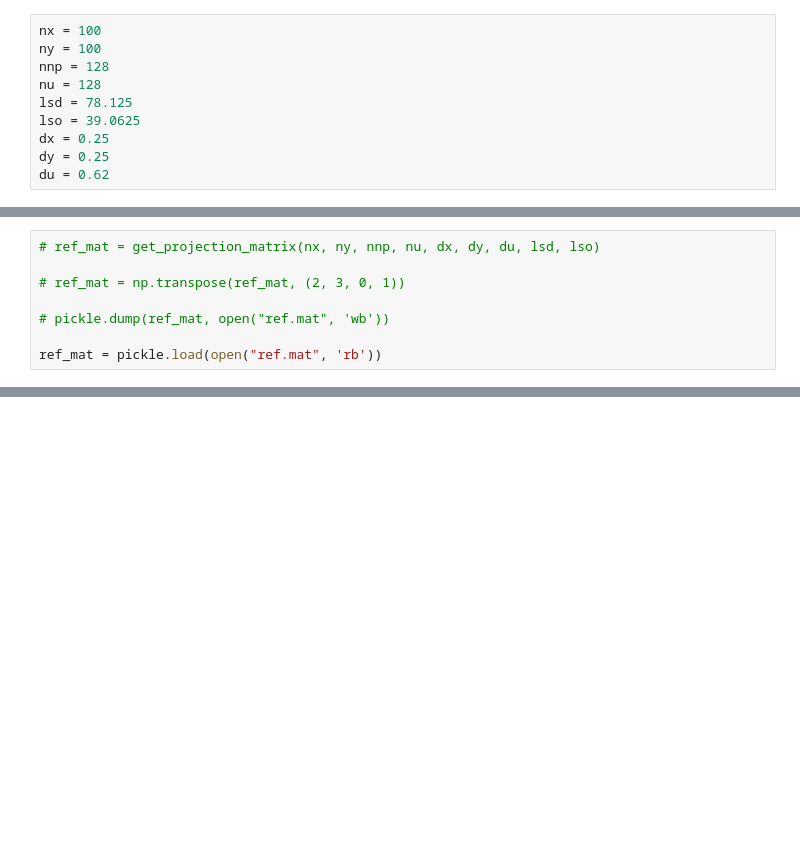
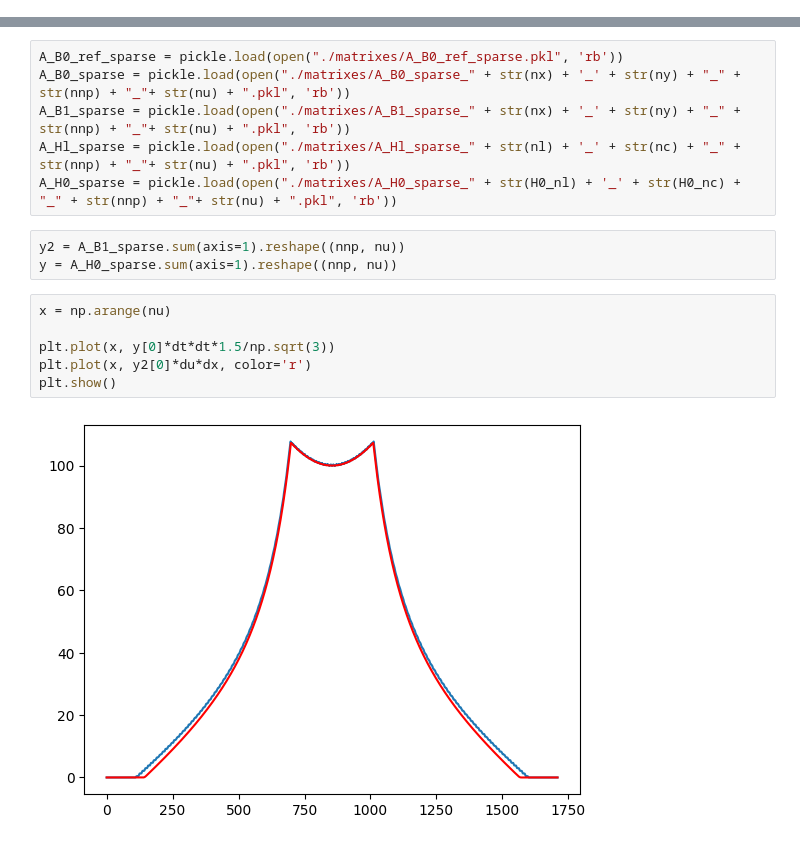
Before and after one commit to hqpwca/SGD, a Jupyter notebook: python/main.ipynb, the cells around one changed output, grey strips where cells are left out. Drawn from its saved outputs; the diff is of its cells as text; blank space fills up the shorter version.

```diff
--- a/python/main.ipynb
+++ b/python/main.ipynb
@@ -20,10 +0,0 @@ from FORBILD import forbild_sinogram, forbild_sinogram_noquad, discrete_phantom
-# %%
-nx = 100
-ny = 100
-nnp = 128
-nu = 128
-lsd = 78.125
-lso = 39.0625
-dx = 0.25
-dy = 0.25
-du = 0.62
@@ -72,8 +0,0 @@ plt.imshow(proj, cmap='gray')
-# %%
-# ref_mat = get_projection_matrix(nx, ny, nnp, nu, dx, dy, du, lsd, lso)
-
-# ref_mat = np.transpose(ref_mat, (2, 3, 0, 1))
-
-# pickle.dump(ref_mat, open("ref.mat", 'wb'))
-
-ref_mat = pickle.load(open("ref.mat", 'rb'))
@@ -143,0 +89,17 @@ plt.imshow(img2, cmap='bone')
+# %%
+A_B0_ref_sparse = pickle.load(open("./matrixes/A_B0_ref_sparse.pkl", 'rb'))
+A_B0_sparse = pickle.load(open("./matrixes/A_B0_sparse_" + str(nx) + '_' + str(ny) + "_" + str(nnp) + "_"+ str(nu) + ".pkl", 'rb'))
+A_B1_sparse = pickle.load(open("./matrixes/A_B1_sparse_" + str(nx) + '_' + str(ny) + "_" + str(nnp) + "_"+ str(nu) + ".pkl", 'rb'))
+A_Hl_sparse = pickle.load(open("./matrixes/A_Hl_sparse_" + str(nl) + '_' + str(nc) + "_" + str(nnp) + "_"+ str(nu) + ".pkl", 'rb'))
+A_H0_sparse = pickle.load(open("./matrixes/A_H0_sparse_" + str(H0_nl) + '_' + str(H0_nc) + "_" + str(nnp) + "_"+ str(nu) + ".pkl", 'rb'))
+# %%
+y2 = A_B1_sparse.sum(axis=1).reshape((nnp, nu))
+y = A_H0_sparse.sum(axis=1).reshape((nnp, nu))
+# %%
+x = np.arange(nu)
+
+plt.plot(x, y[0]*dt*dt*1.5/np.sqrt(3))
+plt.plot(x, y2[0]*du*dx, color='r')
+plt.show()
+# %% [output]
+[figure, added]
```
Also changed, not shown: parts of 41 cells of this notebook, 10 other files.
